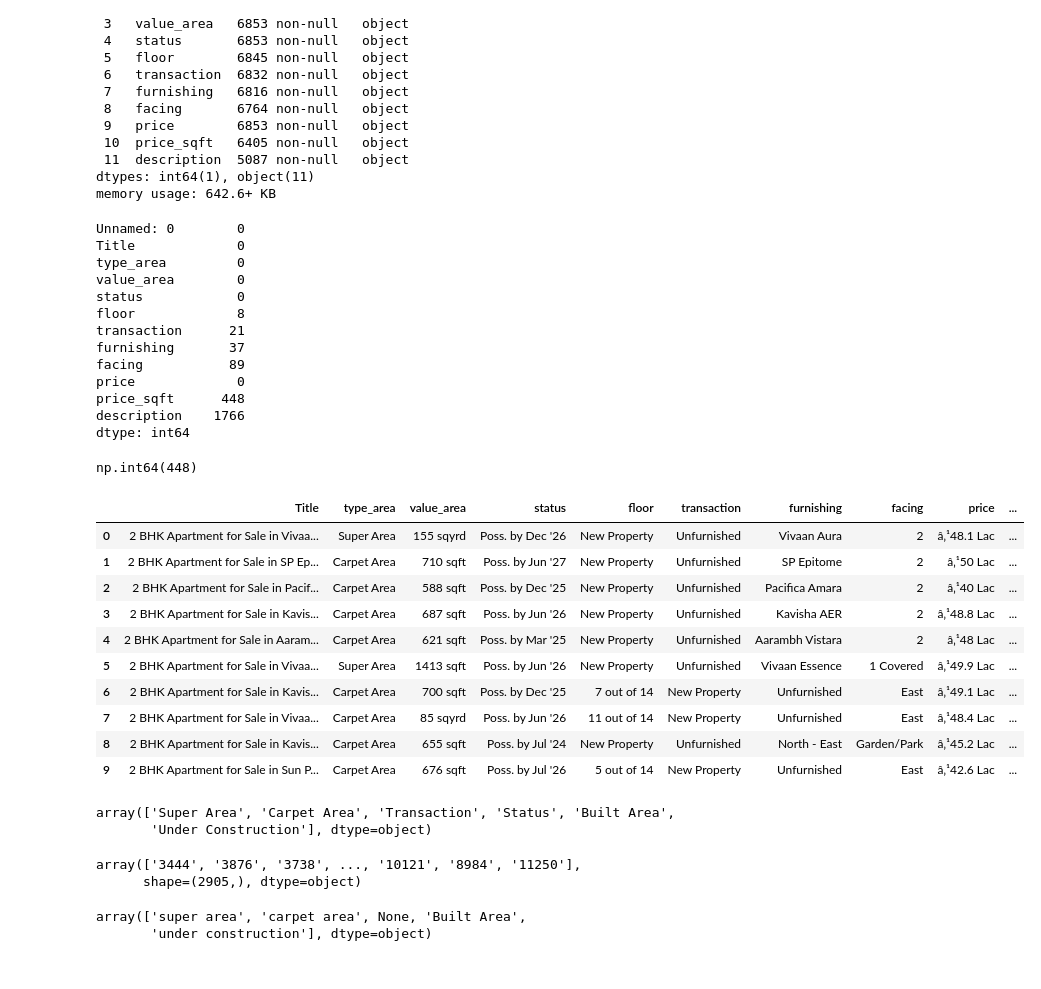
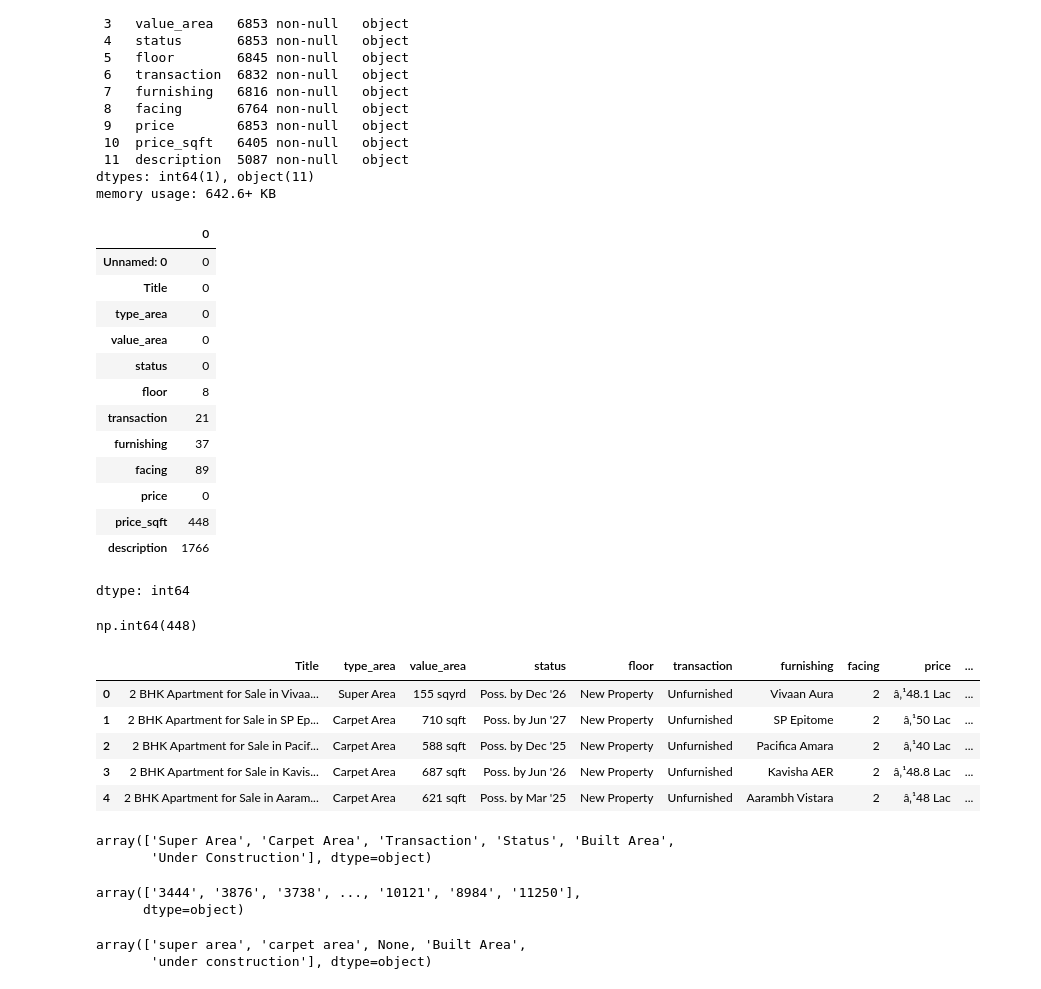
Before and after one commit to bunny-ml/Ahmedabad-Flat-Price-, a Jupyter notebook: notebooks/01_data_cleaning_code.ipynb, the cells around one changed output. Saved outputs shown, nothing was run; the diff lists cells and outputs as text; code cells hidden in the pictures.

```diff
--- a/notebooks/01_data_cleaning_code.ipynb
+++ b/notebooks/01_data_cleaning_code.ipynb
@@ -6,7 +7,7 @@ import matplotlib.pyplot as plt
 import seaborn as sns
 # %%
 # reading the csv file by using pandas :)
-df = pd.read_csv('/home/bunny/Desktop/code/Ahmedabad-Flat-Price-/dataset/raw/ahmedabad.csv' , encoding='utf-8')
+df = pd.read_csv('ahmedabad.csv' , encoding='utf-8')
 # %%
 df.index
 # %% [output]
@@ -36,18 +37,19 @@ memory usage: 642.6+ KB
 # %%
 df.isnull().sum()
 # %% [output]
+|  | 0 |
+| Unnamed: 0 | 0 |
+| Title | 0 |
+| type_area | 0 |
+| value_area | 0 |
+| status | 0 |
+| floor | 8 |
+| transaction | 21 |
+| furnishing | 37 |
+| facing | 89 |
+| price | 0 |
+| price_sqft | 448 |
+| description | 1766 |
-Unnamed: 0        0
-Title             0
-type_area         0
-value_area        0
-status            0
-floor             8
-transaction      21
-furnishing       37
-facing           89
-price             0
-price_sqft      448
-description    1766
 dtype: int64
 # %%
 df['price_sqft'].isnull().sum()
@@ -58,19 +60,14 @@ np.int64(448)
 df = df.drop(['description', 'Unnamed: 0'], axis=1)
 # %%
 # quick look into the data-set :)
-df.head(10)
+df.head(5)
 # %% [output]
 |  | Title | type_area | value_area | status | floor | transaction | furnishing | facing | price | ... |
 | 0 | 2 BHK Apartment for Sale in Vivaa... | Super Area | 155 sqyrd | Poss. by Dec '26 | New Property | Unfurnished | Vivaan Aura | 2 | â‚¹48.1 Lac | ... |
 | 1 | 2 BHK Apartment for Sale in SP Ep... | Carpet Area | 710 sqft | Poss. by Jun '27 | New Property | Unfurnished | SP Epitome | 2 | â‚¹50 Lac | ... |
 | 2 | 2 BHK Apartment for Sale in Pacif... | Carpet Area | 588 sqft | Poss. by Dec '25 | New Property | Unfurnished | Pacifica Amara | 2 | â‚¹40 Lac | ... |
 | 3 | 2 BHK Apartment for Sale in Kavis... | Carpet Area | 687 sqft | Poss. by Jun '26 | New Property | Unfurnished | Kavisha AER | 2 | â‚¹48.8 Lac | ... |
 | 4 | 2 BHK Apartment for Sale in Aaram... | Carpet Area | 621 sqft | Poss. by Mar '25 | New Property | Unfurnished | Aarambh Vistara | 2 | â‚¹48 Lac | ... |
-| 5 | 2 BHK Apartment for Sale in Vivaa... | Super Area | 1413 sqft | Poss. by Jun '26 | New Property | Unfurnished | Vivaan Essence | 1 Covered | â‚¹49.9 Lac | ... |
-| 6 | 2 BHK Apartment for Sale in Kavis... | Carpet Area | 700 sqft | Poss. by Dec '25 | 7 out of 14 | New Property | Unfurnished | East | â‚¹49.1 Lac | ... |
-| 7 | 2 BHK Apartment for Sale in Vivaa... | Carpet Area | 85 sqyrd | Poss. by Jun '26 | 11 out of 14 | New Property | Unfurnished | East | â‚¹48.4 Lac | ... |
-| 8 | 2 BHK Apartment for Sale in Kavis... | Carpet Area | 655 sqft | Poss. by Jul '24 | New Property | Unfurnished | North - East | Garden/Park | â‚¹45.2 Lac | ... |
-| 9 | 2 BHK Apartment for Sale in Sun P... | Carpet Area | 676 sqft | Poss. by Jul '26 | 5 out of 14 | New Property | Unfurnished | East | â‚¹42.6 Lac | ... |
 # %%
 import re
 def clean_price(val):
@@ -112,7 +109,7 @@ array(['Super Area', 'Carpet Area', 'Transaction', 'Status', 'Built Area',
 df['price_sqft'].unique()
 # %% [output]
 array(['3444', '3876', '3738', ..., '10121', '8984', '11250'],
-      shape=(2905,), dtype=object)
+      dtype=object)
 # %%
 df['type_area'] = df['type_area'].replace({
     "Super Area": 'super area',
```
Also changed, not shown: parts of 7 cells of this notebook.
